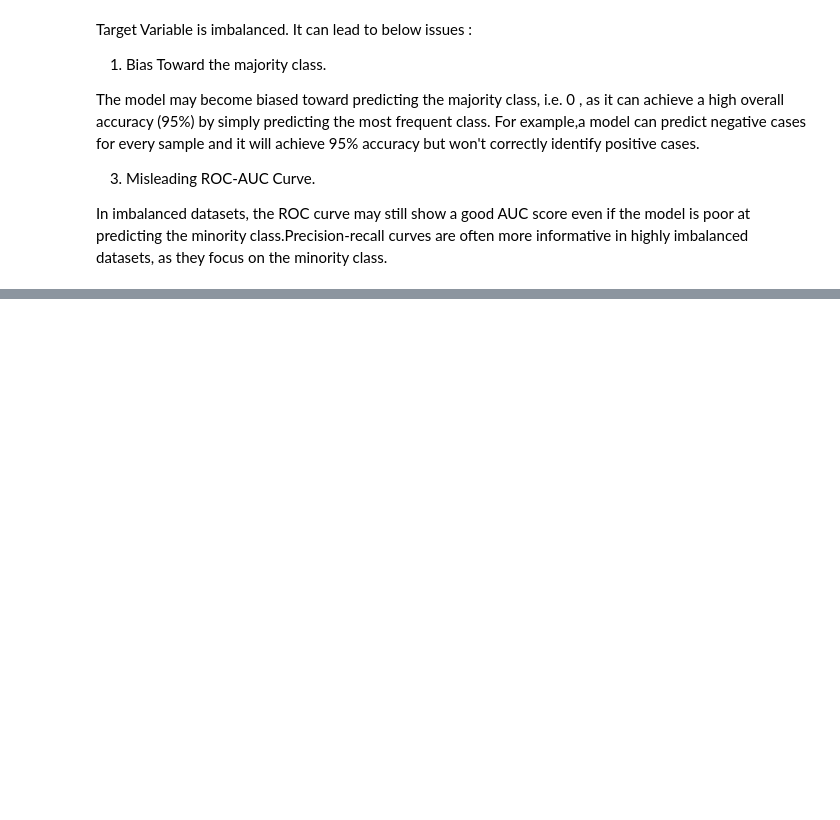
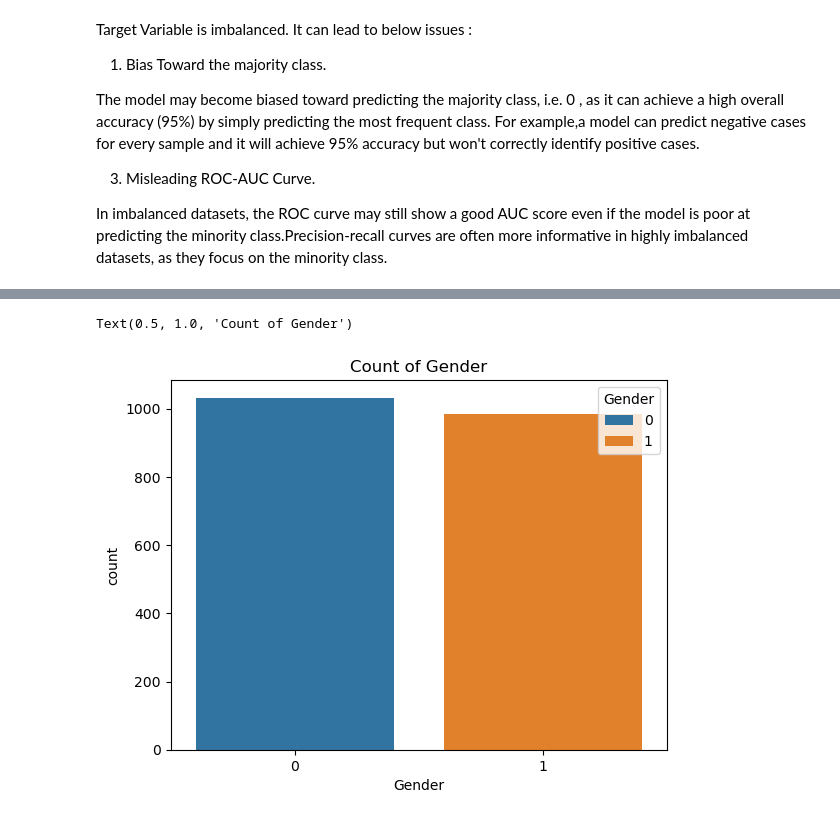
Before and after one commit to kkhalilli/asthma_disease, a Jupyter notebook: Asthma_Disease_Classification.ipynb, the cells around one changed output, grey strips where cells are left out. Cells and saved outputs as stored; diff of their text form; code cells hidden in the pictures; blank space fills up the shorter version.

```diff
--- a/Asthma_Disease_Classification.ipynb
+++ b/Asthma_Disease_Classification.ipynb
@@ -108,0 +230,7 @@ In imbalanced datasets, the ROC curve may still show a good AUC score even if th
+# %%
+# Gender Visualization
+sns.countplot(x = 'Gender', data = data_wo_outlier, hue = 'Gender')
+plt.title('Count of Gender')
+# %% [output]
+Text(0.5, 1.0, 'Count of Gender')
+[figure, added]
```
Also changed, not shown: parts of 32 cells of this notebook.
